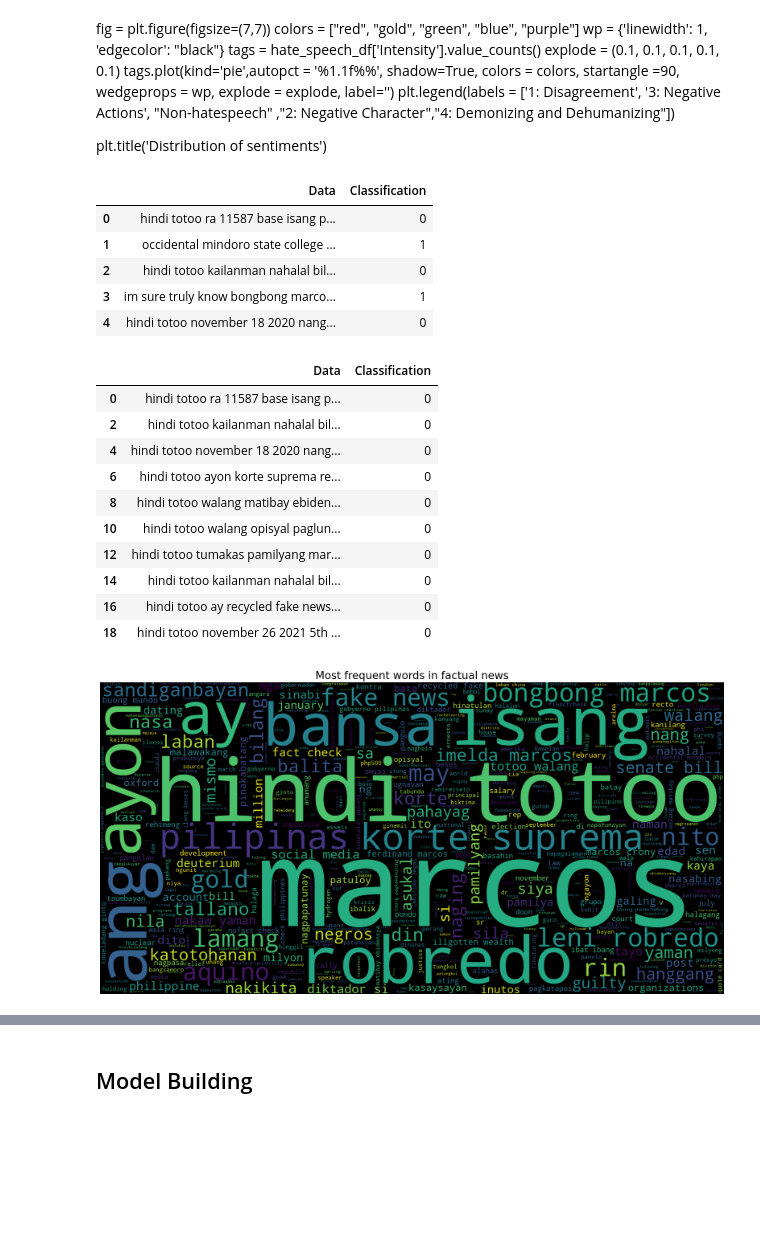
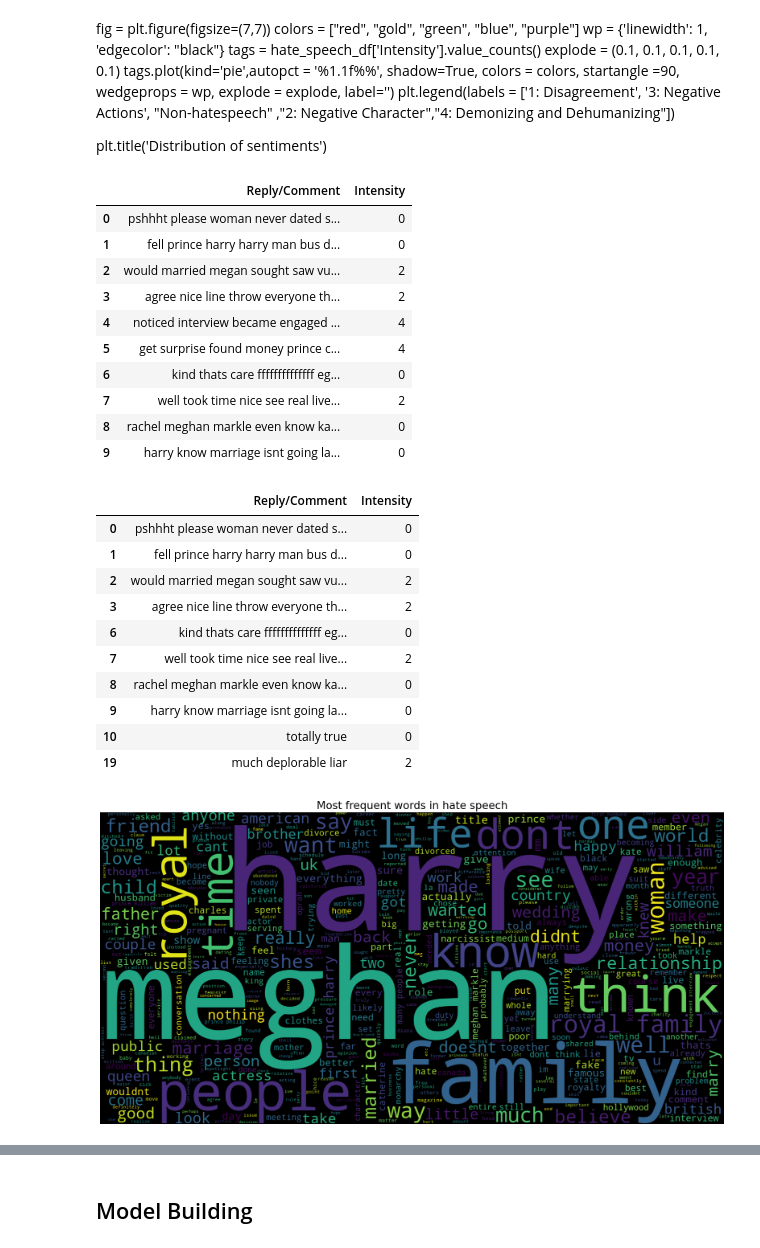
Before and after one commit to jNicoIas/hate_speech_intensity_classifier, a Jupyter notebook: hate_speech.ipynb, the cells around one changed output, grey strips where cells are left out. Saved outputs shown, nothing was run; the diff lists cells and outputs as text; code cells hidden in the pictures; blank space fills up the shorter version.

```diff
--- a/hate_speech.ipynb
+++ b/hate_speech.ipynb
@@ -112,11 +118,11 @@ df_word_counts = pd.DataFrame(sorted_word_counts, columns=['Word', 'Count'])
 # Save the DataFrame to a CSV file
 df_word_counts.to_csv('dataset/word_counts2.csv', index=False)
 # %%
-news_df = hate_speech_df.drop_duplicates('Reply/Comment')
+hate_speech_df = hate_speech_df.drop_duplicates('Reply/Comment')
 # duplicate_rows = news_df.duplicated('Data')
 # print("Number of duplicate rows:", duplicate_rows.sum())
 # print(len(news_df))
-display(news_df)
+display(hate_speech_df)
 # %% [output]
 |  | Reply/Comment | Intensity |
 | 0 | pshhht please woman never dated s... | 1 |
@@ -134,8 +140,8 @@ display(news_df)
 # %%
 lemmatizer = WordNetLemmatizer()
 def lemmatizing(data):
-    tweet = [lemmatizer.lemmatize(word) for word in data]
-    return data
+    tweet = [lemmatizer.lemmatize(word) for word in data.split()]
+    return " ".join(tweet)
 # %%
 hate_speech_df['Reply/Comment'] = hate_speech_df['Reply/Comment'].apply(lambda x: lemmatizing(x))
 display(hate_speech_df.head(10))
@@ -197,38 +215,43 @@ plt.title('Distribution of sentiments')
 # %%
 from sklearn.preprocessing import LabelEncoder
 labelEncoder_y = LabelEncoder()
-news_df['Classification'] = labelEncoder_y.fit_transform(news_df['Classification'])
-display(news_df.head())
+hate_speech_df['Intensity'] = labelEncoder_y.fit_transform(hate_speech_df['Intensity'])
+display(hate_speech_df.head(10))
 # %% [output]
-|  | Data | Classification |
-| 0 | hindi totoo ra 11587 base isang p... | 0 |
-| 1 | occidental mindoro state college ... | 1 |
-| 2 | hindi totoo kailanman nahalal bil... | 0 |
-| 3 | im sure truly know bongbong marco... | 1 |
-| 4 | hindi totoo november 18 2020 nang... | 0 |
+|  | Reply/Comment | Intensity |
+| 0 | pshhht please woman never dated s... | 0 |
+| 1 | fell prince harry harry man bus d... | 0 |
+| 2 | would married megan sought saw vu... | 2 |
+| 3 | agree nice line throw everyone th... | 2 |
+| 4 | noticed interview became engaged ... | 4 |
+| 5 | get surprise found money prince c... | 4 |
+| 6 | kind thats care ffffffffffffff eg... | 0 |
+| 7 | well took time nice see real live... | 2 |
+| 8 | rachel meghan markle even know ka... | 0 |
+| 9 | harry know marriage isnt going la... | 0 |
 # %%
-fact = news_df[news_df.Classification == 0]
-fact.head(10)
+hate_speech = hate_speech_df[hate_speech_df['Intensity'].isin([0, 1, 2, 3])]
+hate_speech.head(10)
 # %% [output]
-|  | Data | Classification |
-| 0 | hindi totoo ra 11587 base isang p... | 0 |
-| 2 | hindi totoo kailanman nahalal bil... | 0 |
-| 4 | hindi totoo november 18 2020 nang... | 0 |
-| 6 | hindi totoo ayon korte suprema re... | 0 |
-| 8 | hindi totoo walang matibay ebiden... | 0 |
-| 10 | hindi totoo walang opisyal paglun... | 0 |
-| 12 | hindi totoo tumakas pamilyang mar... | 0 |
-| 14 | hindi totoo kailanman nahalal bil... | 0 |
-| 16 | hindi totoo ay recycled fake news... | 0 |
-| 18 | hindi totoo november 26 2021 5th ... | 0 |
+|  | Reply/Comment | Intensity |
+| 0 | pshhht please woman never dated s... | 0 |
+| 1 | fell prince harry harry man bus d... | 0 |
+| 2 | would married megan sought saw vu... | 2 |
+| 3 | agree nice line throw everyone th... | 2 |
+| 6 | kind thats care ffffffffffffff eg... | 0 |
+| 7 | well took time nice see real live... | 2 |
+| 8 | rachel meghan markle even know ka... | 0 |
+| 9 | harry know marriage isnt going la... | 0 |
+| 10 | totally true | 0 |
+| 19 | much deplorable liar | 2 |
 # %%
-text = ' '.join([word for word in fact['Data']])
+text = ' '.join([word for word in hate_speech['Reply/Comment']])
 plt.figure(figsize=(20,15), facecolor='None')
 wordcloud = WordCloud(max_words=500, width=1600, height=800).generate(text)
 plt.imshow(wordcloud, interpolation='bilinear')
 plt.axis('off')
-plt.title('Most frequent words in factual news', fontsize = 19)
+plt.title('Most frequent words in hate speech', fontsize = 19)
 plt.show()
 # %% [output]
-[figure, old version]
+[figure, new version]
 # %%
```
Also changed, not shown: parts of 35 cells of this notebook, 2 other files.
